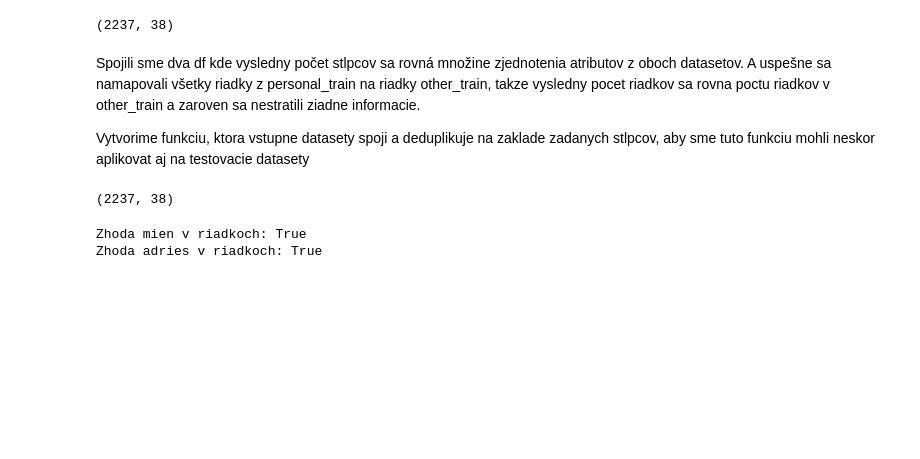
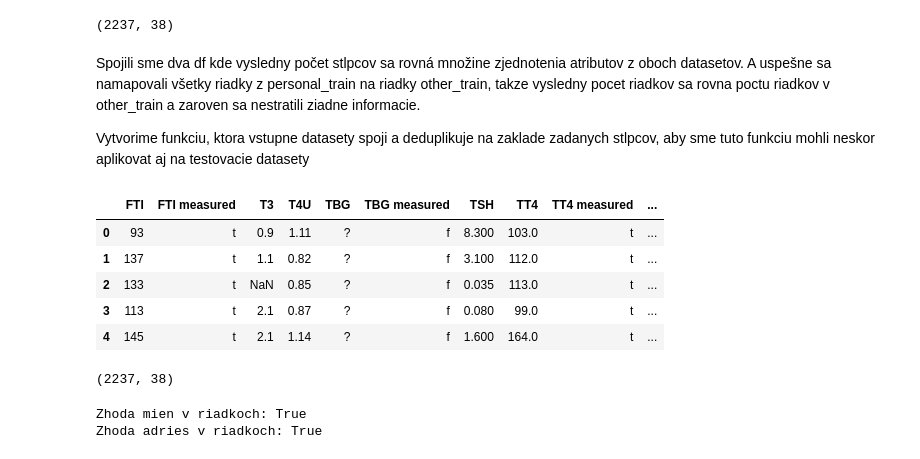
Before and after one commit to Pomichal/pr1_IAU, a Jupyter notebook: Preprocessing.ipynb, the cells around one changed output. Saved outputs shown, nothing was run; the diff lists cells and outputs as text; code cells hidden in the pictures; blank space fills up the shorter version.

Commit message:
v merge and deduplicate funkcii sa vyhodia stare indexy

```diff
--- a/Preprocessing.ipynb
+++ b/Preprocessing.ipynb
@@ -123,9 +123,19 @@ def merge_and_deduplicate(df1, df2, columns=[],deduplic=[], func=sum):
     if 1 in deduplic:
         df2_copy = deduplicate(df2_copy, columns, func)
 
-    return pd.merge(df1_copy, df2_copy, on=columns)
+    new_df = pd.merge(df1_copy, df2_copy, on=columns)
+    return new_df[new_df.columns.difference(['Unnamed: 0_x','Unnamed: 0_y'])]
 # %%
 res = merge_and_deduplicate(personal_train, other_train, columns=['name','address'], deduplic=[1], func=func)
+# %%
+res.head()
+# %% [output]
+|  | FTI | FTI measured | T3 | T4U | TBG | TBG measured | TSH | TT4 | TT4 measured | ... |
+| 0 | 93 | t | 0.9 | 1.11 | ? | f | 8.300 | 103.0 | t | ... |
+| 1 | 137 | t | 1.1 | 0.82 | ? | f | 3.100 | 112.0 | t | ... |
+| 2 | 133 | t | NaN | 0.85 | ? | f | 0.035 | 113.0 | t | ... |
+| 3 | 113 | t | 2.1 | 0.87 | ? | f | 0.080 | 99.0 | t | ... |
+| 4 | 145 | t | 2.1 | 1.14 | ? | f | 1.600 | 164.0 | t | ... |
 # %%
 res.shape
 # %% [output]
```
